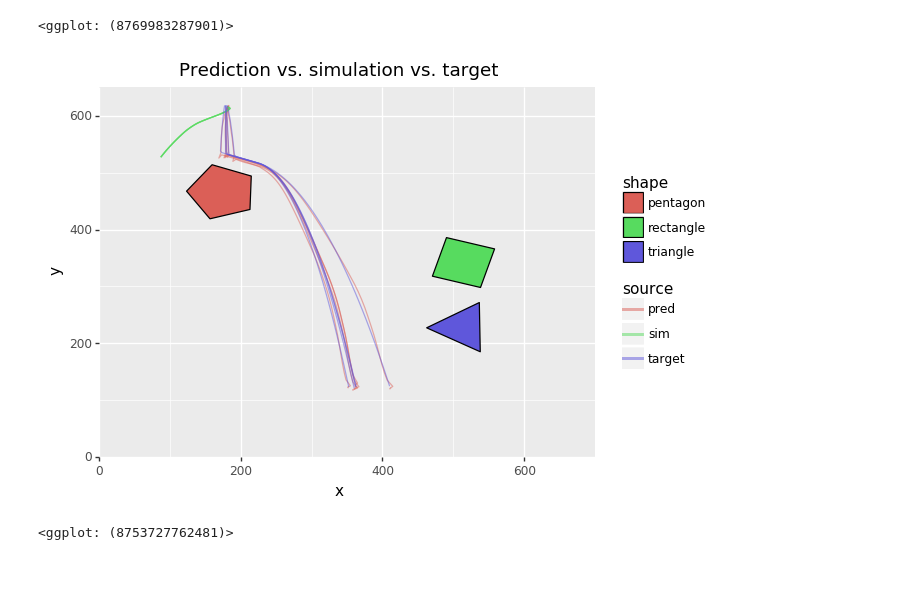
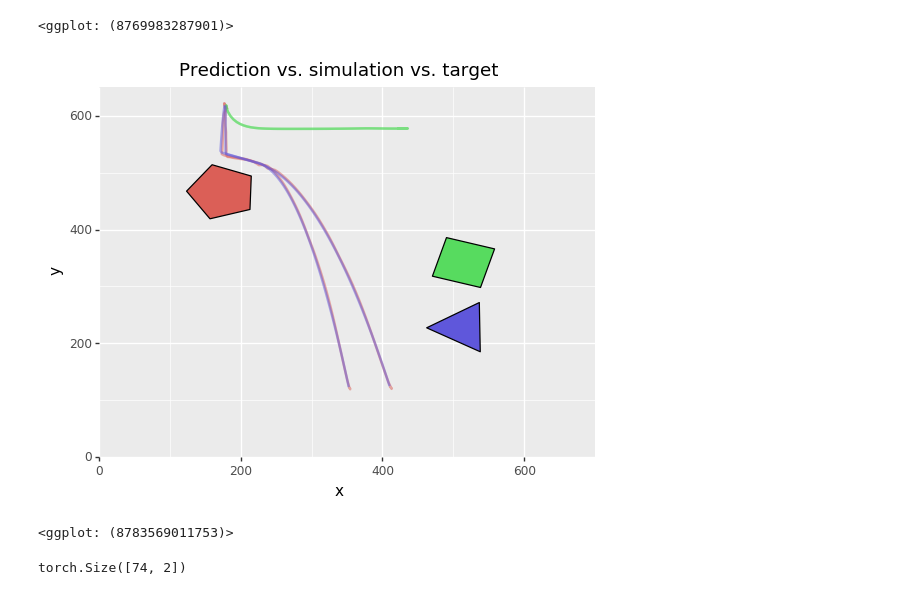
Before and after one commit to tepzhang/plinko_nn, a Jupyter notebook: scripts/train_gru_determ.ipynb, the cells around one changed output. Cells and saved outputs as stored; diff of their text form; code cells hidden in the pictures.

Commit message:
gru models (p_col, pv_col) results plotted

```diff
--- a/scripts/train_gru_determ.ipynb
+++ b/scripts/train_gru_determ.ipynb
@@ -330,17 +369,19 @@ def simulate_model(model, dataset, sim_t=1):
 # %%
 # print(sim_samples.shape)
 # print(sim_targets.shape)
 # print(gm.mu.shape)
 
 # print(dataset[0]['states'].shape[0])
 # simulate from trained model
-sim_p, sim_v, sim_targets, sim_envs = simulate_model(model, dataset, sim_t = 1)
+# pred_p, sim_p, sim_targets, sim_envs = simulate_model(model, dataset, sim_t = 1)
 
-# plinko_plot.plot_pred_target(sim_p, sim_targets[:, :, :2], sim_range=range(1),
-#                              alpha = .3, title = "Full simulation: prediction vs. target")
-
-plinko_plot.plot_pred_sim_target(p_overtime[len(p_overtime) - 1], sim_p, sim_targets[:, :, :2], sim_envs,
-                                 sim_range=range(5), env_index = 10, alpha = .5)
+plinko_plot.plot_pred_sim_target(pred_p, sim_p, sim_targets[:, :, :2], sim_envs,
+                                 sim_range=range(2), env_index = 0, alpha = .5, size = 1, leg_position = 'none',
+                                    filename = 'plot1_determ_p_col')
 # %% [output]
-[figure, old version]
+[figure, new version]
-<ggplot: (8753727762481)>
+<ggplot: (8783569011753)>
+# %%
+print(sim_p[0].shape)
+# %% [output]
+torch.Size([74, 2])
```
Also changed, not shown: parts of 8 cells of this notebook, 25 other files.
